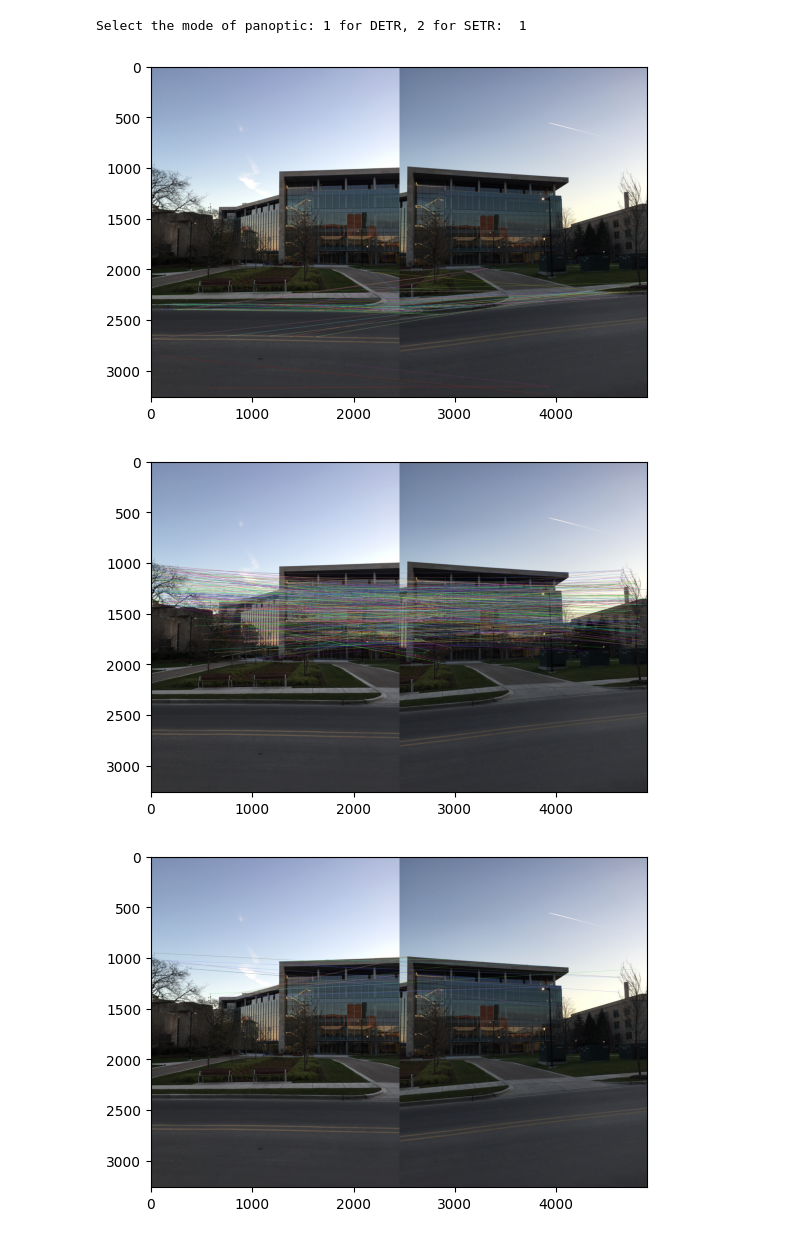
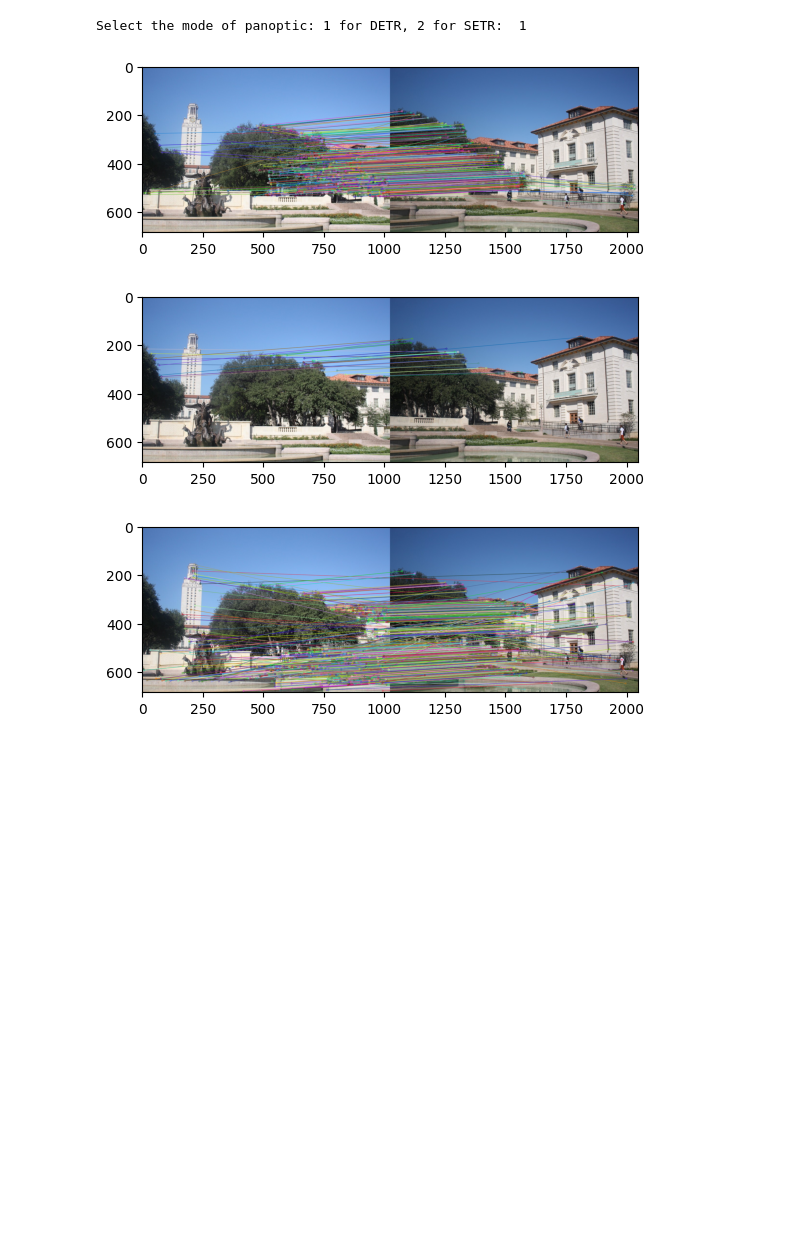
Before and after one commit to leowang707/cv_final, a Jupyter notebook: notebooks/Stiching_case1.ipynb, the cells around one changed output. Cells and saved outputs as stored; diff of their text form; code cells hidden in the pictures; blank space fills up the shorter version.

```diff
--- a/notebooks/Stiching_case1.ipynb
+++ b/notebooks/Stiching_case1.ipynb
@@ -12,17 +12,17 @@ import sys
 panoptic_mode = int(input("Select the mode of panoptic: 1 for DETR, 2 for SETR: "))
 if panoptic_mode == 1:
     Filepath = './DETR_result/'
-    image1 = cv2.imread('image1.jpg')
-    image2 = cv2.imread('image2.jpg')
-    mask_label_path1 = Filepath + 'image1/'
-    mask_label_path2 = Filepath + 'image2/'
+    image1 = cv2.imread('image001.jpg')
+    image2 = cv2.imread('image002.jpg')
+    mask_label_path1 = Filepath + 'image001/'
+    mask_label_path2 = Filepath + 'image002/'
 
 elif panoptic_mode == 2:
     Filepath = './SETR_result/'
-    image1 = cv2.imread('image1.jpg')
-    image2 = cv2.imread('image2.jpg')
-    mask_label_path1 = Filepath + 'image1/'
-    mask_label_path2 = Filepath + 'image2/'
+    image1 = cv2.imread('image001.jpg')
+    image2 = cv2.imread('image002.jpg')
+    mask_label_path1 = Filepath + 'image001/'
+    mask_label_path2 = Filepath + 'image002/'
 # %% [output]
 Select the mode of panoptic: 1 for DETR, 2 for SETR:  1
 # %%
@@ -146,7 +146,13 @@ gray2 = cv2.cvtColor(image2, cv2.COLOR_BGR2GRAY)
 # 常量设置
 RATIO = 0.85
 MIN_MATCH = 10
-SMOOTHING_WINDOW_SIZE = 800
+
+if mask_label_path1 == os.path.join(Filepath, 'image1/') and mask_label_path2 == os.path.join(Filepath, 'image2/'):
+    SMOOTHING_WINDOW_SIZE = 800
+if mask_label_path1 == os.path.join(Filepath, 'image01/') and mask_label_path2 == os.path.join(Filepath, 'image02/'):
+    SMOOTHING_WINDOW_SIZE = 300
+if mask_label_path1 == os.path.join(Filepath, 'image001/') and mask_label_path2 == os.path.join(Filepath, 'image002/'):
+    SMOOTHING_WINDOW_SIZE = 250
 
 def find_homography(kp1, kp2, good_points):
     """计算单应矩阵"""
@@ -191,7 +197,6 @@ def blending(img1, img2):
     kp2_sum = []
     des2_sum = []
     good_points_sum = []
-    good_matches_sum = []
 
     sift = cv2.SIFT_create()
 
@@ -218,6 +223,8 @@ def blending(img1, img2):
         good_points = []
         good_matches = []
 
+        print
+
         for m1, m2 in raw_matches:
             if m1.distance < RATIO * m2.distance:
                 good_points.append((m1.trainIdx, m1.queryIdx))
@@ -241,37 +248,49 @@ def blending(img1, img2):
     panorama1 = np.zeros((height_panorama, width_panorama, 3))
     mask1 = create_mask(img1, img2, version='left_image')
     panorama1[0:img1.shape[0], 0:img1.shape[1], :] = img1
     panorama1 *= mask1
+
+    temp_panorama1 = cv2.normalize(panorama1, None, 0, 255, cv2.NORM_MINMAX).astype(np.uint8)
+    plt.imshow(cv2.cvtColor(temp_panorama1, cv2.COLOR_BGR2RGB))
+    plt.title('Panorama1')
+    plt.show()
+
     mask2 = create_mask(img1, img2, version='right_image')
     panorama2 = cv2.warpPerspective(img2, H, (width_panorama, height_panorama)) * mask2
     result = panorama1 + panorama2
+
+    # Normalize and convert to uint8
+    temp_panorama2 = cv2.normalize(panorama2, None, 0, 255, cv2.NORM_MINMAX).astype(np.uint8)
+    plt.imshow(cv2.cvtColor(temp_panorama2, cv2.COLOR_BGR2RGB))
+    plt.title('Panorama2')
+    plt.show()
+
+
 
     rows, cols = np.where(result[:, :, 0] != 0)
     min_row, max_row = min(rows), max(rows) + 1
     min_col, max_col = min(cols), max(cols) + 1
     final_result = result[min_row:max_row, min_col:max_col, :]
 
     return final_result.astype(np.uint8)  # 确保数据类型为uint8
 
-def main(argv1, argv2):
-    img1 = cv2.imread(argv1)
-    img2 = cv2.imread(argv2)
+def main(img1, img2):
     final = blending(img1, img2)
 
     # Display the panorama using matplotlib
     final_rgb = cv2.cvtColor(final, cv2.COLOR_BGR2RGB)  # Convert BGR to RGB
     plt.imshow(final_rgb)
     plt.title('Panorama Image')
     plt.axis('off')
     plt.show()
 
 # Example usage
 try:
-    main('image1.jpg', 'image2.jpg')
+    main(image1, image2)
     print("Panorama created successfully!")
 except IndexError:
     print("Please input two source images.")
 # %% [output]
-[figure, old version]
+[figure, new version]
-[figure, old version]
+[figure, new version]
-[figure, old version]
+[figure, new version]
```
Also changed, not shown: parts of 1 cell of this notebook, 37 other files.
